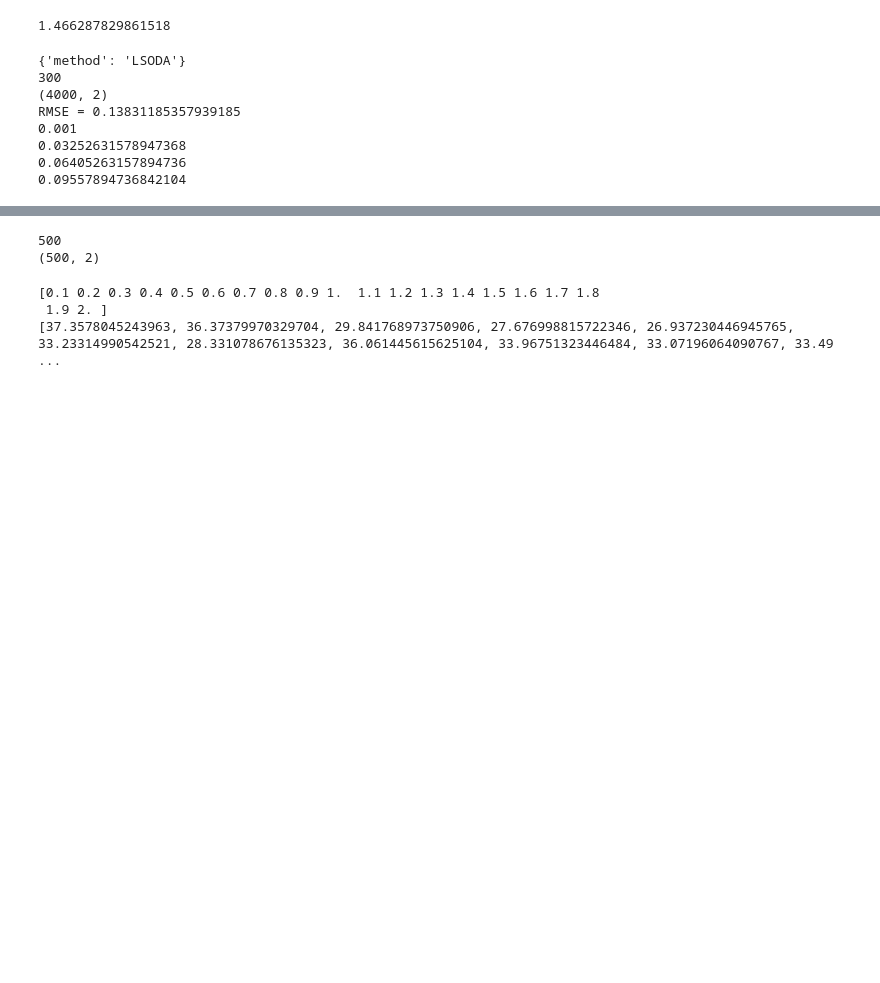
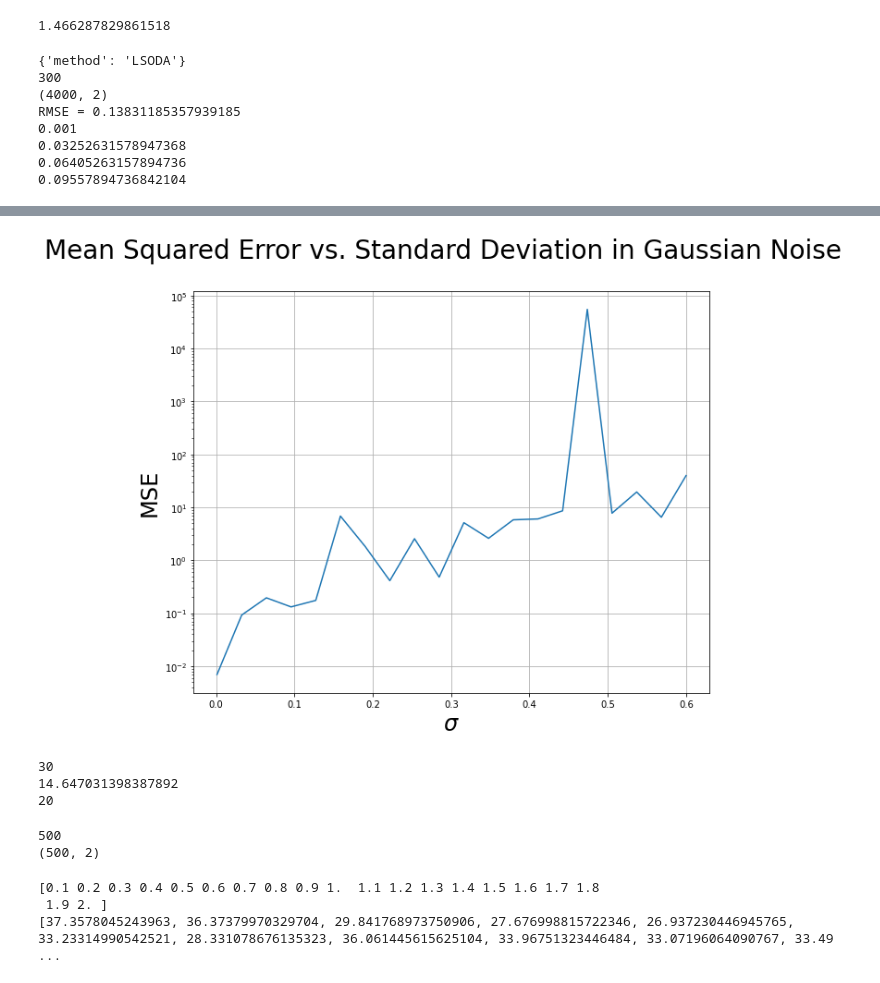
Before and after one commit to ainsleylaiuw/ISB-Hadlock-Lai, a Jupyter notebook: Ex_System.ipynb, the cells around one changed output, grey strips where cells are left out. Cells and saved outputs as stored; diff of their text form; code cells hidden in the pictures; blank space fills up the shorter version.

```diff
--- a/Ex_System.ipynb
+++ b/Ex_System.ipynb
@@ -359,0 +413,33 @@ SyntaxError: invalid syntax (859415657.py, line 1)
+# %%
+# troubleshoot/debug
+# train models
+MSE_list = []
+for j in range(len(sigma_list)):
+    sigma = np.zeros((feature_count, feature_count))
+    sigmaVal = sigma_list[j]
+    np.fill_diagonal(sigma, sigmaVal)
+    print(sigmaVal)
+    #noise = np.random.multivariate_normal(mu, sigma**2, (n_of_ic, len(tvals)))
+    noise = cn.powerlaw_psd_gaussian(beta, (n_of_ic, len(tvals), feature_count)) * (sigmaVal + 0.03)
+    model = ps.SINDy(feature_names=['u', 'v'], optimizer=sparse_regression_optimizer, feature_library=netswitch_library)
+    model.fit(list(netswitch_train_multi + noise), t=dt, multiple_trajectories=True)
+    model.print()
+    simulations = []
+    # create simulations list to hold simulated data for corresponding IC
+    for k in range(n_of_ic):
+        # problem area with warnings
+        print(netswitch_x0s[k])
+        netswitch_sim = model.simulate(netswitch_x0s[k], t=tvals, integrator="odeint", integrator_kws=integrator_keywords)
+        simulations.append(netswitch_sim)
+    MSE = np.square(np.subtract(netswitch_train_multi, simulations)).sum() / (len(tvals) * feature_count * n_of_ic)
+    MSE_list.append(MSE)
+    print(f"List for sigma={sigmaVal}: {MSE_list}")
+print(sigma_list)
+print(MSE_list)
+axs.plot(sigma_list, MSE_list)
+axs.set(xlabel="$\sigma$", ylabel="MSE")
+plt.grid(True)
+plt.xlabel("$\sigma$", fontsize=24)
+plt.ylabel("MSE", fontsize=24)
+fig.suptitle('Mean Squared Error vs. Standard Deviation in Gaussian Noise', fontsize=28)
+#plt.yscale('log')
@@ -360,3 +498,23 @@ SyntaxError: invalid syntax (859415657.py, line 1)
+# %%
+fig, axs = plt.subplots(figsize=(10,8))
+axs.plot(sigma_list, MSE_list)
+axs.set(xlabel="$\sigma$", ylabel="MSE")
+plt.grid(True)
+plt.xlabel("$\sigma$", fontsize=24)
+plt.ylabel("MSE", fontsize=24)
+fig.suptitle('Mean Squared Error vs. Standard Deviation in Gaussian Noise', fontsize=28)
+plt.yscale('log')
+# %% [output]
+[figure, added]
+# %%
+print(len(simulations))
+MSE = np.square(np.subtract(netswitch_train_multi, simulations)).sum() / (len(tvals) * feature_count * n_of_ic)
+print(MSE)
+print(len(MSE_list))
+# %% [output]
+30
+14.647031398387892
+20
 # %%
 # test of model w/ varying threshold
 # edit in progress
```
Also changed, not shown: parts of 3 cells of this notebook.
